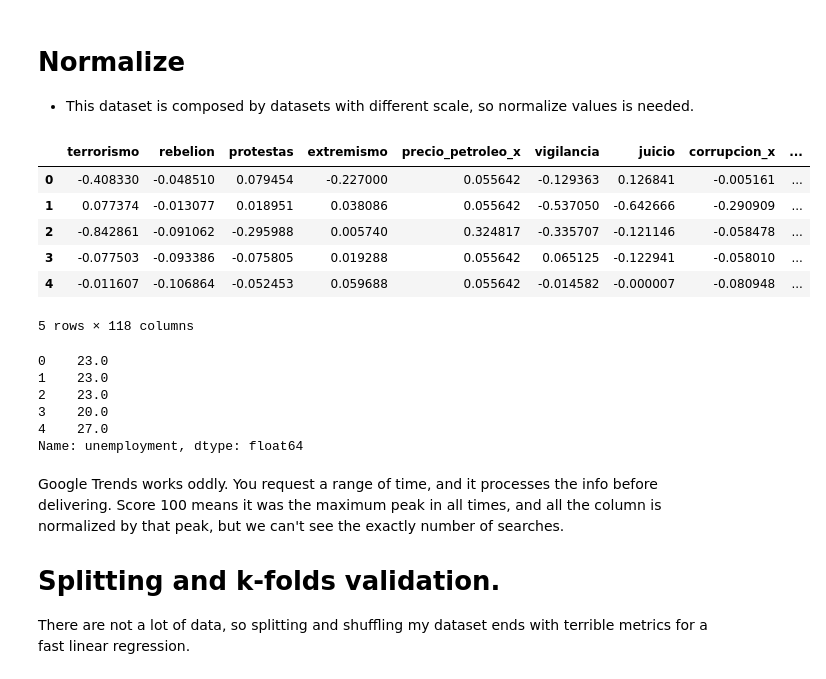
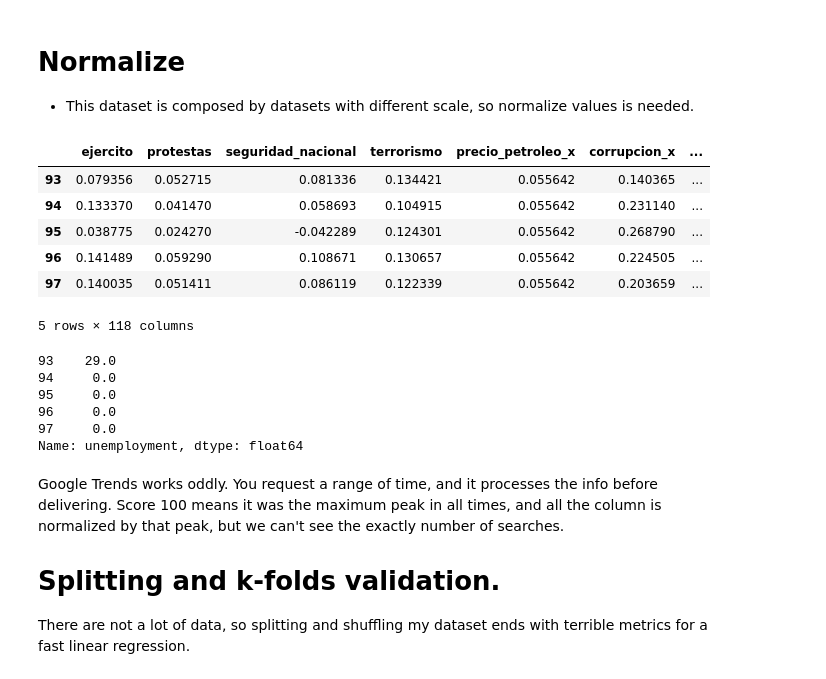
Before and after one commit to albertovpd/automated_ML_regression, a Jupyter notebook: script_explained.ipynb, the cells around one changed output. Saved outputs shown, nothing was run; the diff lists cells and outputs as text; code cells hidden in the pictures.

```diff
--- a/script_explained.ipynb
+++ b/script_explained.ipynb
@@ -491,7 +491,7 @@ from sklearn.feature_selection import RFECV
 from sklearn.linear_model import LinearRegression
 from sklearn.linear_model import Lasso
 # %%
-df=pd.read_csv("input/dataset_final_processed.csv")
-df.drop(columns='Unnamed: 0', inplace=True)
-df.head()
+df=pd.read_csv("input/dataset_final_processed.csv",index_col=[0])
+#df.drop(columns='Unnamed: 0', inplace=True)
+df.tail()
 # %% [output]
@@ -528,23 +528,23 @@ X = df.drop(columns=["date","unemployment"]) #returns a numpy array
 X = X.apply(lambda x: (x - np.mean(x)) / (np.max(x) - np.min(x)))
 target=df["unemployment"]
 # %%
-X.head()
+X.tail()
 # %% [output]
-|  | terrorismo | rebelion | protestas | extremismo | precio_petroleo_x | vigilancia | juicio | corrupcion_x | ... |
-| 0 | -0.408330 | -0.048510 | 0.079454 | -0.227000 | 0.055642 | -0.129363 | 0.126841 | -0.005161 | ... |
-| 1 | 0.077374 | -0.013077 | 0.018951 | 0.038086 | 0.055642 | -0.537050 | -0.642666 | -0.290909 | ... |
-| 2 | -0.842861 | -0.091062 | -0.295988 | 0.005740 | 0.324817 | -0.335707 | -0.121146 | -0.058478 | ... |
-| 3 | -0.077503 | -0.093386 | -0.075805 | 0.019288 | 0.055642 | 0.065125 | -0.122941 | -0.058010 | ... |
-| 4 | -0.011607 | -0.106864 | -0.052453 | 0.059688 | 0.055642 | -0.014582 | -0.000007 | -0.080948 | ... |
+|  | ejercito | protestas | seguridad_nacional | terrorismo | precio_petroleo_x | corrupcion_x | ... |
+| 93 | 0.079356 | 0.052715 | 0.081336 | 0.134421 | 0.055642 | 0.140365 | ... |
+| 94 | 0.133370 | 0.041470 | 0.058693 | 0.104915 | 0.055642 | 0.231140 | ... |
+| 95 | 0.038775 | 0.024270 | -0.042289 | 0.124301 | 0.055642 | 0.268790 | ... |
+| 96 | 0.141489 | 0.059290 | 0.108671 | 0.130657 | 0.055642 | 0.224505 | ... |
+| 97 | 0.140035 | 0.051411 | 0.086119 | 0.122339 | 0.055642 | 0.203659 | ... |
 5 rows × 118 columns
 # %%
-target.head()
+target.tail()
 # %% [output]
-0    23.0
-1    23.0
-2    23.0
-3    20.0
-4    27.0
+93    29.0
+94     0.0
+95     0.0
+96     0.0
+97     0.0
 Name: unemployment, dtype: float64
 # %% [markdown]
 Google Trends works oddly. You request a range of time, and it processes the info before delivering. Score 100 means it was the maximum peak in all times, and all the column is normalized by that peak, but we can't see the exactly number of searches.
```
Also changed, not shown: parts of 28 cells of this notebook, 2 other files.
